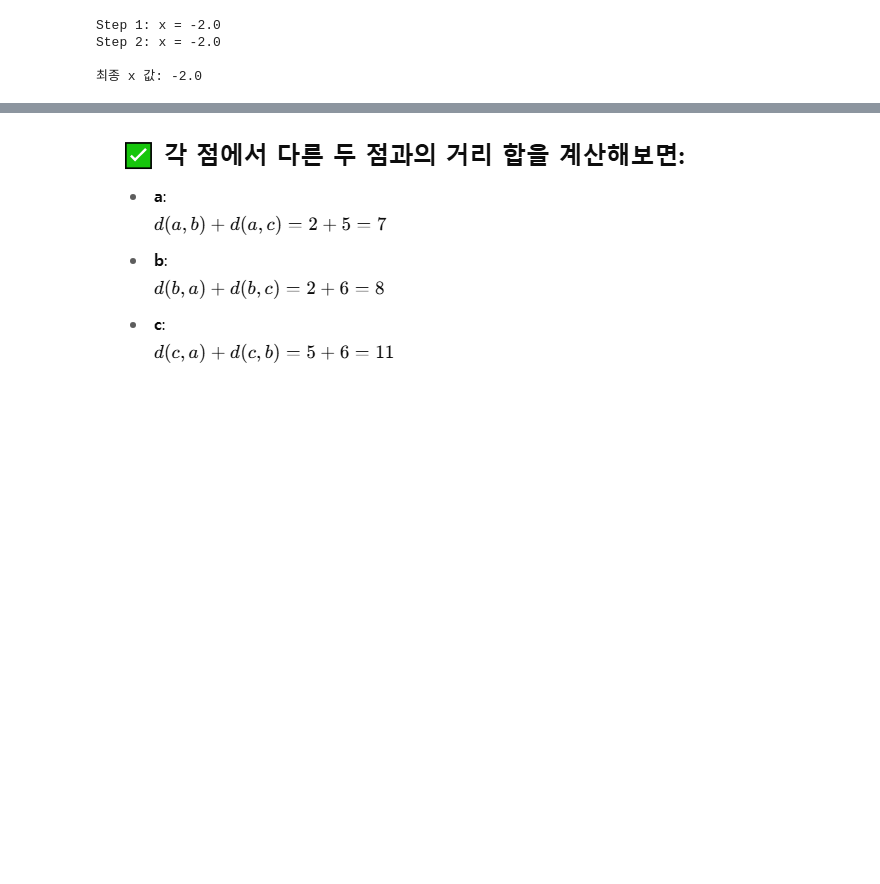
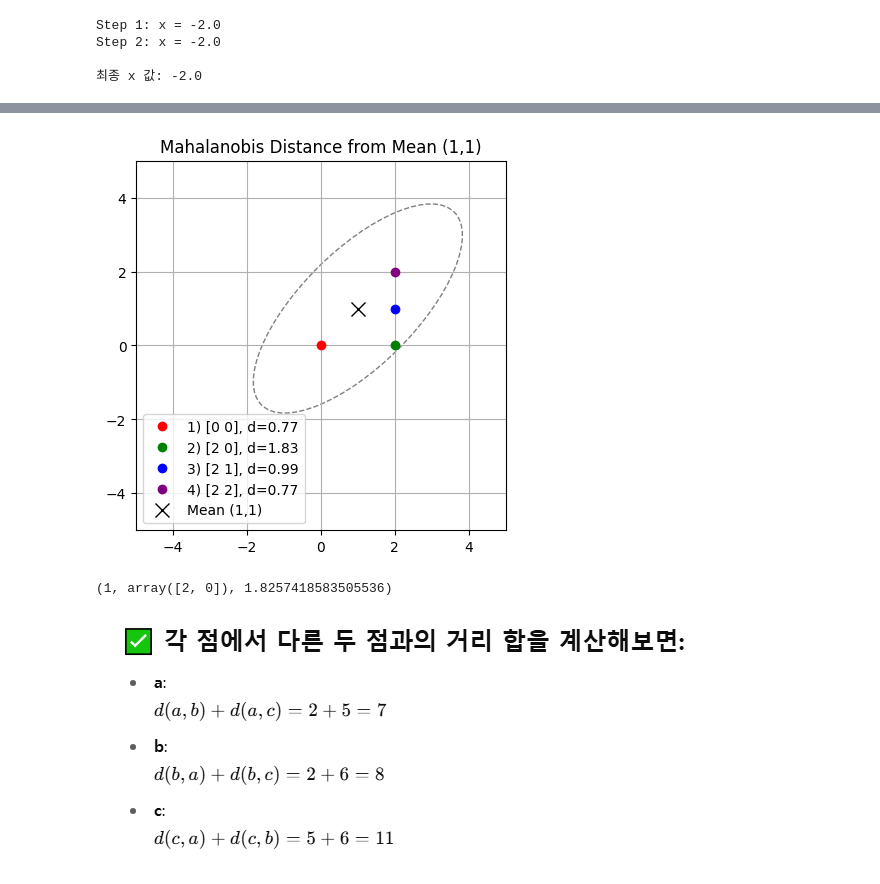
Before and after one commit to bloodstrawberry/data-science-with-python, a Jupyter notebook: 계산문제/Practice.ipynb, the cells around one changed output, grey strips where cells are left out. Saved outputs shown, nothing was run; the diff lists cells and outputs as text; code cells hidden in the pictures; blank space fills up the shorter version.

```diff
--- a/계산문제/Practice.ipynb
+++ b/계산문제/Practice.ipynb
@@ -206,3 +297,65 @@ for i, sample in enumerate(samples):
+# %%
+import numpy as np
+import matplotlib.pyplot as plt
+from scipy.spatial import distance
+
+# 평균 벡터
+mu = np.array([1, 1])
+
+# 공분산 행렬 (분산이 1이고 상관계수 0.7)
+rho = 0.7
+sigma = np.array([[2, 1.4],
+                [1.4, 2]])
+
+# 후보 좌표
+points = np.array([
+    [0, 0],
+    [2, 0],
+    [2, 1],
+    [2, 2]
+])
+
+# 마할라노비스 거리 계산
+inv_sigma = np.linalg.inv(sigma)
+distances = [distance.mahalanobis(p, mu, inv_sigma) for p in points]
+
+# 가장 먼 점 인덱스
+max_index = np.argmax(distances)
+max_point = points[max_index]
+
+# 시각화
+fig, ax = plt.subplots()
+colors = ['r', 'g', 'b', 'purple']
+for i, point in enumerate(points):
+    ax.plot(point[0], point[1], 'o', color=colors[i], label=f'{i+1}) {point}, d={distances[i]:.2f}')
+ax.plot(mu[0], mu[1], 'kx', label='Mean (1,1)', markersize=10)
+
+# 등고선(등거리 타원) 그리기
+from matplotlib.patches import Ellipse
+
+def plot_mahalanobis_ellipse(mean, cov, ax, n_std=2.0, **kwargs):
+    vals, vecs = np.linalg.eigh(cov)
+    order = vals.argsort()[::-1]
+    vals, vecs = vals[order], vecs[:, order]
+    theta = np.degrees(np.arctan2(*vecs[:, 0][::-1]))
+    width, height = 2 * n_std * np.sqrt(vals)
+    ellipse = Ellipse(xy=mean, width=width, height=height, angle=theta, **kwargs)
+    ax.add_patch(ellipse)
+
+plot_mahalanobis_ellipse(mu, sigma, ax, edgecolor='gray', facecolor='none', linestyle='--')
+
+ax.set_xlim(-5, 5)
+ax.set_ylim(-5, 5)
+ax.set_aspect('equal')
+ax.set_title('Mahalanobis Distance from Mean (1,1)')
+ax.legend()
+plt.grid(True)
+plt.show()
+
+max_index, max_point, distances[max_index]
+# %% [output]
+[figure, added]
+(1, array([2, 0]), 1.8257418583505536)
 # %%
 # K-medoids 군집에서 같은 군집인 점 a, b, c의 거리가 다음과 같다.
 # d(a, b) = 2, d(b, c) = 6, d(a, c) = 5
```
Also changed, not shown: parts of 13 cells of this notebook, 42 other files.
